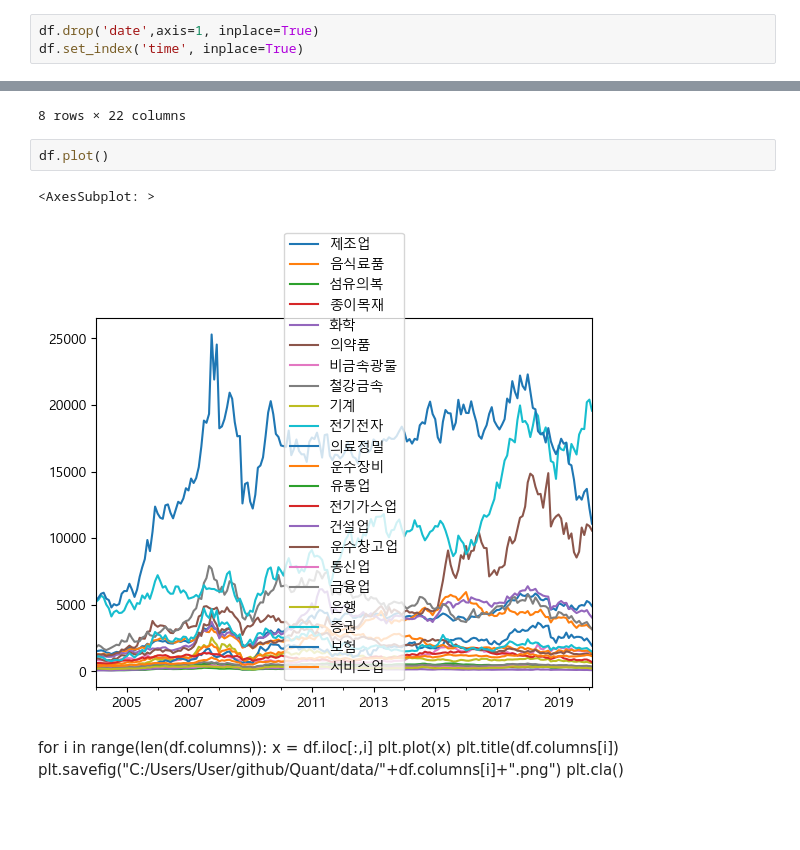
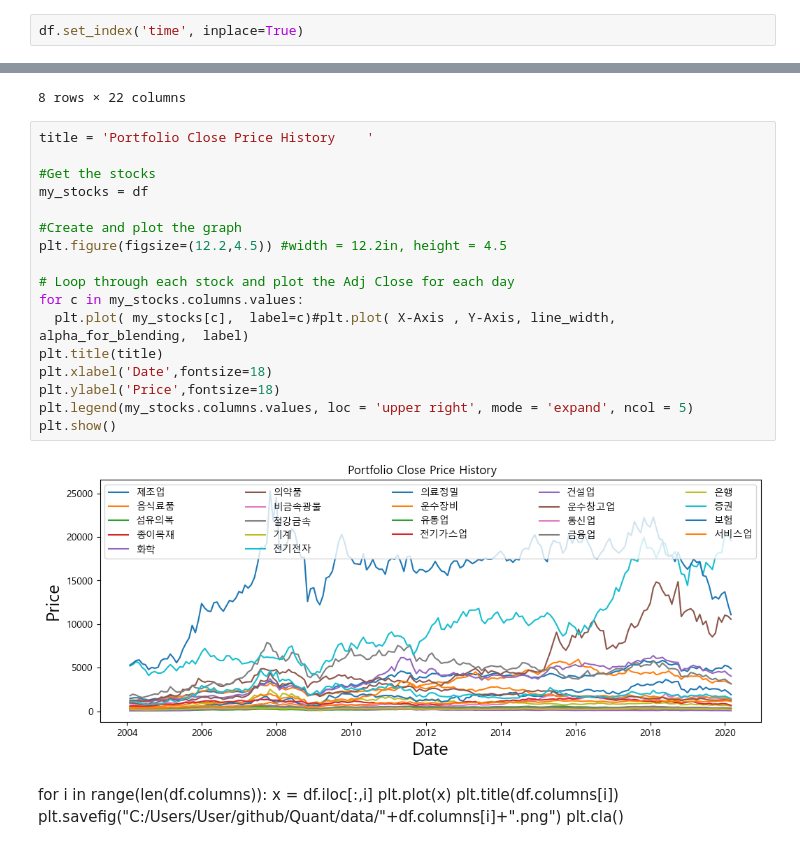
Before and after one commit to Jjineeq/Quant, a Jupyter notebook: EDA_ARIMA.ipynb, the cells around one changed output, grey strips where cells are left out. Drawn from its saved outputs; the diff is of its cells as text; blank space fills up the shorter version.

```diff
--- a/EDA_ARIMA.ipynb
+++ b/EDA_ARIMA.ipynb
@@ -19,7 +19,6 @@ df['time'] = pd.date_range(start_date,end_date,freq='m')
 # %%
 df.drop('date',axis=1, inplace=True)
 # %%
-df.drop('date',axis=1, inplace=True)
 df.set_index('time', inplace=True)
 # %%
 df
@@ -51,11 +50,25 @@ df.describe()
 | 75% | 4335.595000 | 4202.632500 | 287.097500 | 364.767500 | 5025.122500 | 7943.030000 | 1380.930000 | 5736.392500 | 1209.702500 | 11385.350000 | ... | ... |
 | max | 5837.070000 | 5943.880000 | 482.420000 | 489.560000 | 6385.570000 | 14878.960000 | 2030.560000 | 7904.440000 | 2526.010000 | 20403.970000 | ... | ... |
 8 rows × 22 columns
-# %%
-df.plot()
-# %% [output]
-<AxesSubplot: >
-[figure, removed]
+# %%
+title = 'Portfolio Close Price History    '
+
+#Get the stocks
+my_stocks = df
+
+#Create and plot the graph
+plt.figure(figsize=(12.2,4.5)) #width = 12.2in, height = 4.5
+
+# Loop through each stock and plot the Adj Close for each day
+for c in my_stocks.columns.values:
+  plt.plot( my_stocks[c],  label=c)#plt.plot( X-Axis , Y-Axis, line_width, alpha_for_blending,  label)
+plt.title(title)
+plt.xlabel('Date',fontsize=18)
+plt.ylabel('Price',fontsize=18)
+plt.legend(my_stocks.columns.values, loc = 'upper right', mode = 'expand', ncol = 5)
+plt.show()
+# %% [output]
+[figure, added]
 # %% [markdown]
 for i in range(len(df.columns)):
     x = df.iloc[:,i]
```
Also changed, not shown: parts of 8 cells of this notebook, 27 other files.
